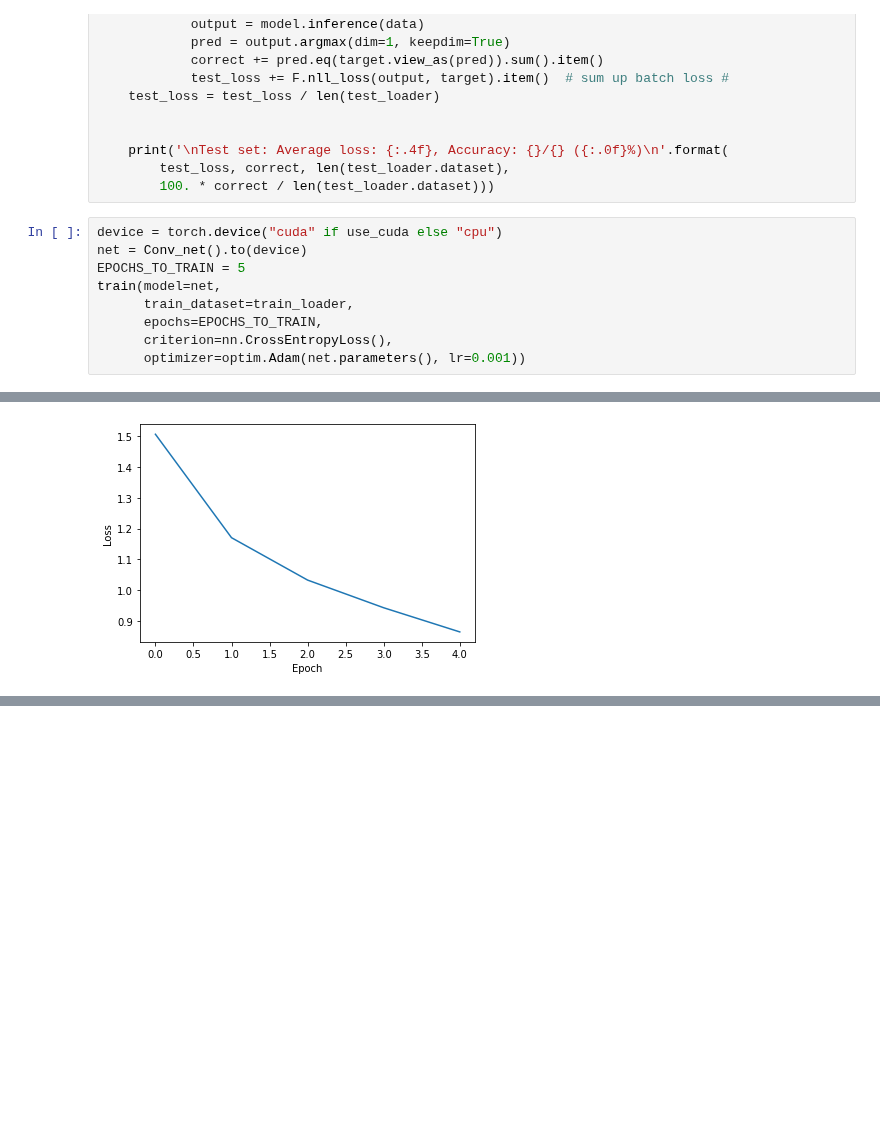
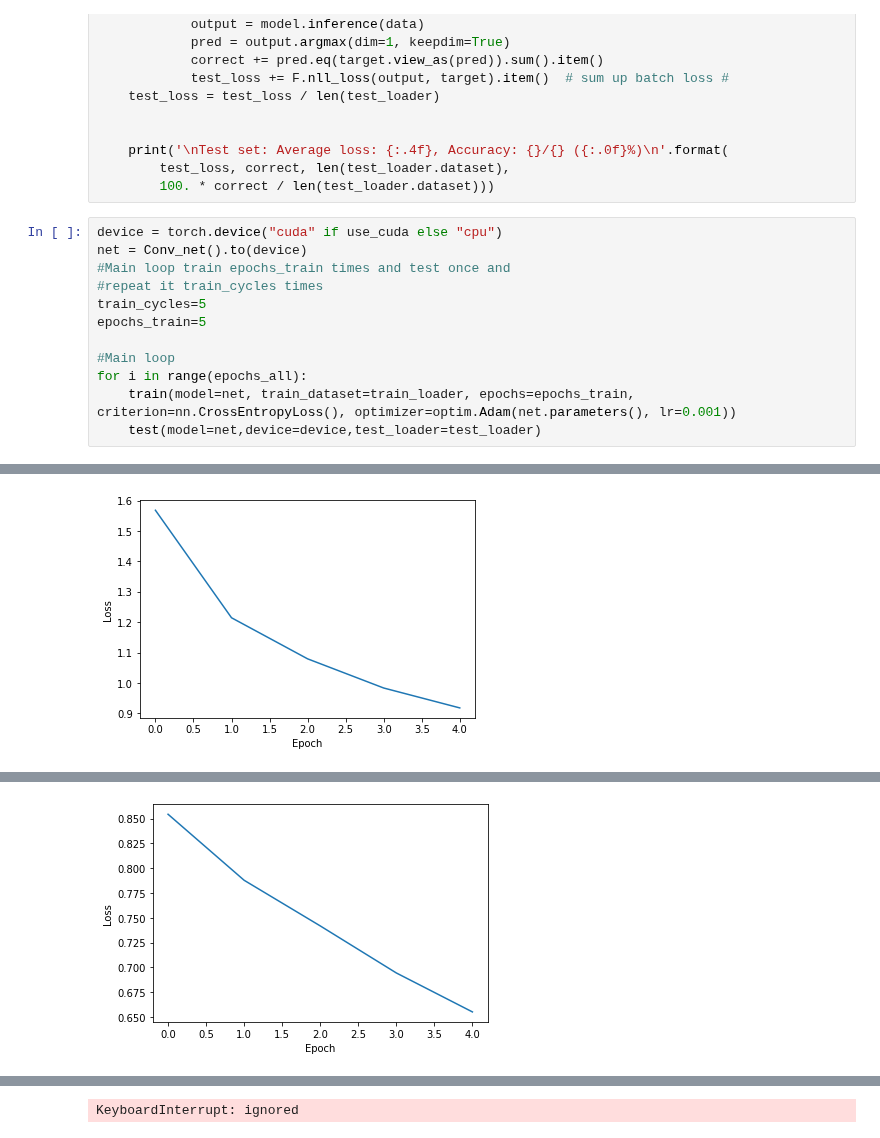
Before and after one commit to StarkitRobots/cvr_course, a Jupyter notebook: notebooks/nn_hw6.ipynb, the cells around one changed output, grey strips where cells are left out. Saved outputs shown, nothing was run; the diff lists cells and outputs as text; blank space fills up the shorter version.

Commit message:
ready main loop but test function is a shit

```diff
--- a/notebooks/nn_hw6.ipynb
+++ b/notebooks/nn_hw6.ipynb
@@ -216,10 +216,13 @@ def test(model, device, test_loader):
 # %%
 device = torch.device("cuda" if use_cuda else "cpu")
 net = Conv_net().to(device)
-EPOCHS_TO_TRAIN = 5
-train(model=net,
-      train_dataset=train_loader,
-      epochs=EPOCHS_TO_TRAIN,
-      criterion=nn.CrossEntropyLoss(),
-      optimizer=optim.Adam(net.parameters(), lr=0.001))
+#Main loop train epochs_train times and test once and
+#repeat it train_cycles times
+train_cycles=5
+epochs_train=5
+
+#Main loop
+for i in range(epochs_all):
+    train(model=net, train_dataset=train_loader, epochs=epochs_train, criterion=nn.CrossEntropyLoss(), optimizer=optim.Adam(net.parameters(), lr=0.001))
+    test(model=net,device=device,test_loader=test_loader)
 # %% [output]
@@ -231 +234 @@ Epoch        4 Loss: 0.8639791399240494
-[figure, old version]
+[figure, new version]
@@ -231,0 +242 @@ Epoch        4 Loss: 0.8639791399240494
+[figure, added]
@@ -231,0 +247 @@ Epoch        4 Loss: 0.8639791399240494
+KeyboardInterrupt: ignored
```
Also changed, not shown: parts of 2 cells of this notebook.
